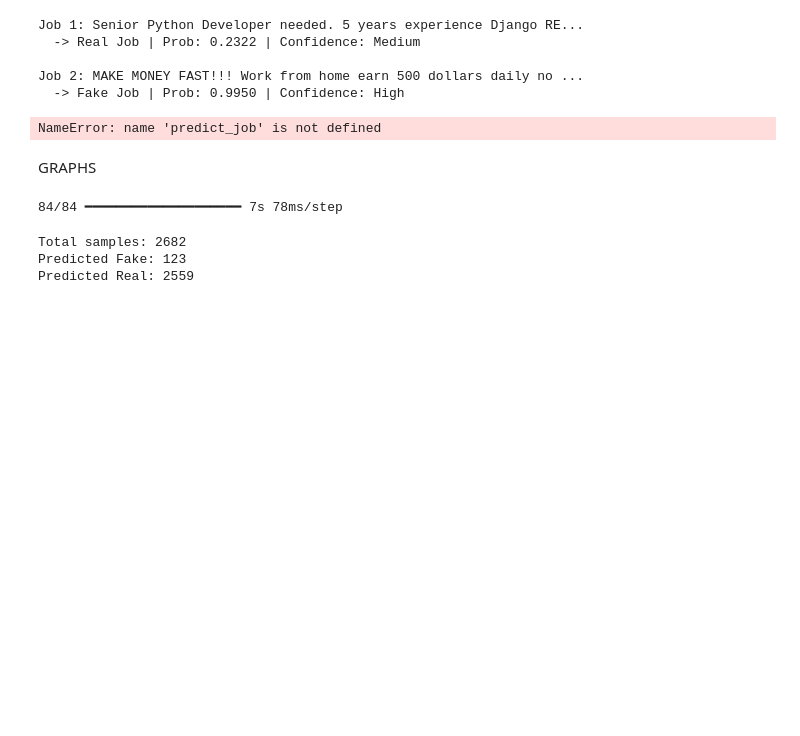
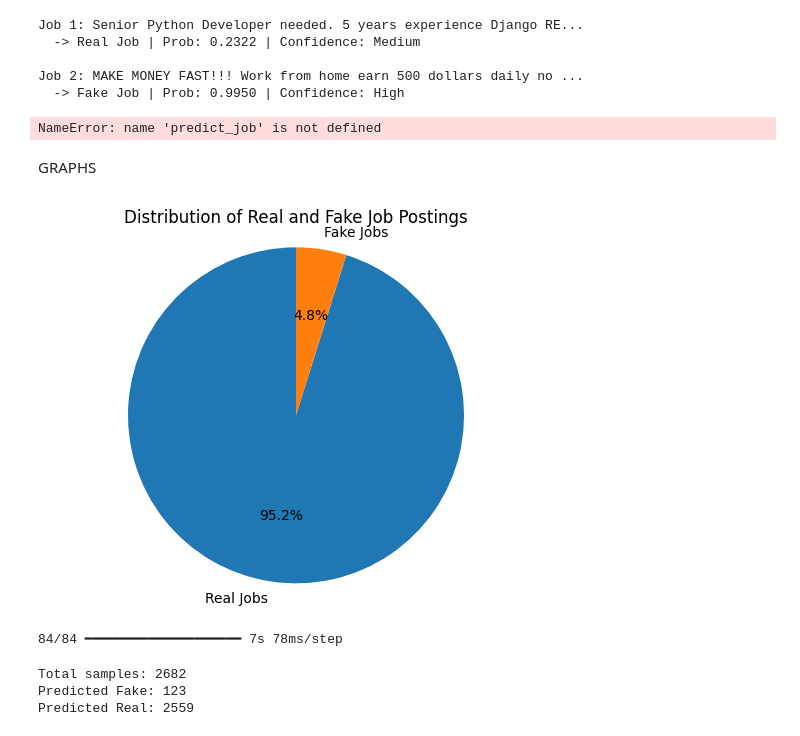
Before and after one commit to Hem-007/Final_Year_Project, a Jupyter notebook: notebooks/predict_and_demo.ipynb, the cells around one changed output. Cells and saved outputs as stored; diff of their text form; code cells hidden in the pictures; blank space fills up the shorter version.

```diff
--- a/notebooks/predict_and_demo.ipynb
+++ b/notebooks/predict_and_demo.ipynb
@@ -225,6 +225,42 @@ while True:
     print(f"  -> [{icon}]  Prob: {result['probability']:.4f}  [{result['confidence']} confidence]\n")
 # %% [markdown]
 GRAPHS
+# %%
+import pandas as pd
+import matplotlib.pyplot as plt
+
+# Load dataset
+# Replace path with your actual dataset file
+DATASET_PATH = "../data/raw/fake_job_postings.csv"
+
+df = pd.read_csv(DATASET_PATH)
+
+# Count values of target column
+counts = df['fraudulent'].value_counts()
+
+# Labels (0 = Real, 1 = Fake)
+labels = ['Real Jobs', 'Fake Jobs']
+
+# Values
+sizes = [counts[0], counts[1]]
+
+# Create Pie Chart
+plt.figure()
+plt.pie(sizes, labels=labels, autopct='%1.1f%%', startangle=90)
+
+# Title
+plt.title("Distribution of Real and Fake Job Postings")
+
+# Equal aspect ratio ensures pie is circular
+plt.axis('equal')
+
+# Save image (IMPORTANT for your report)
+plt.savefig("class_distribution_pie_chart.png", dpi=300)
+
+# Show chart
+plt.show()
+# %% [output]
+[figure, added]
 # %%
 from config_and_utils import (
     clean_text, MaxoutLayer,
```
Also changed, not shown: parts of 2 cells of this notebook, 3 other files.
